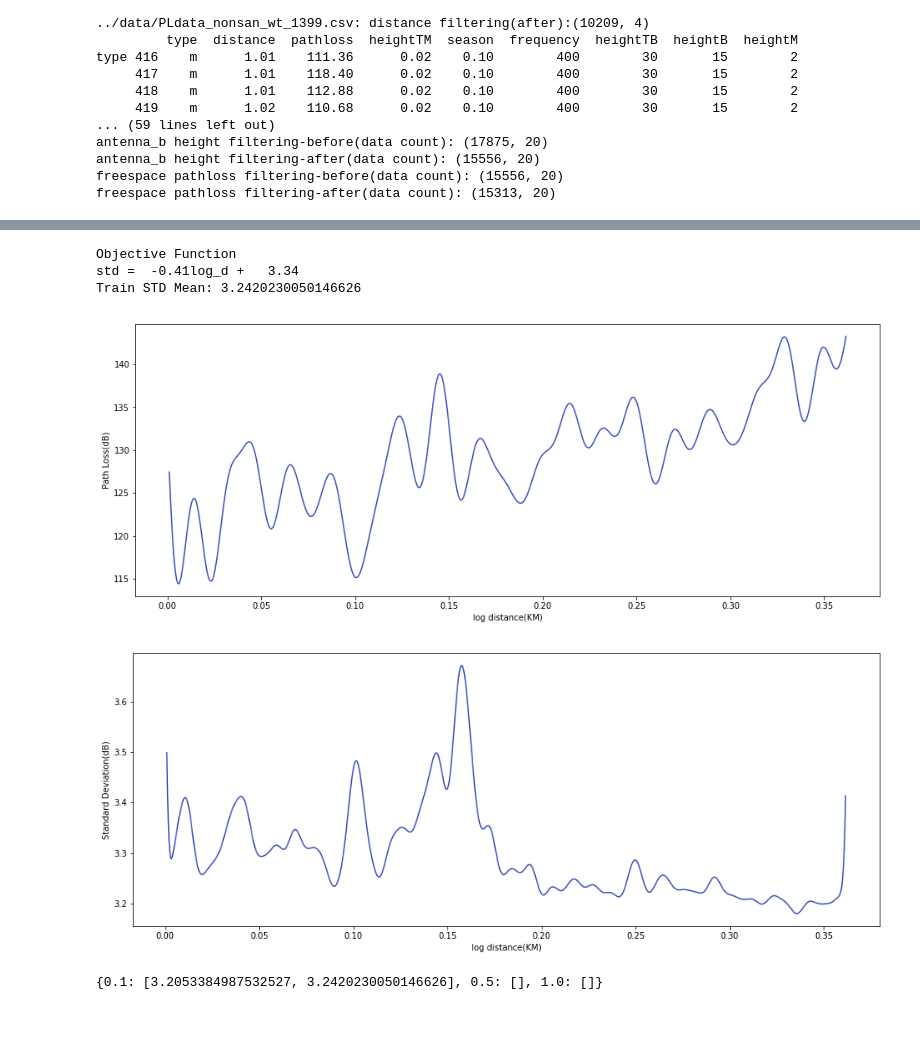
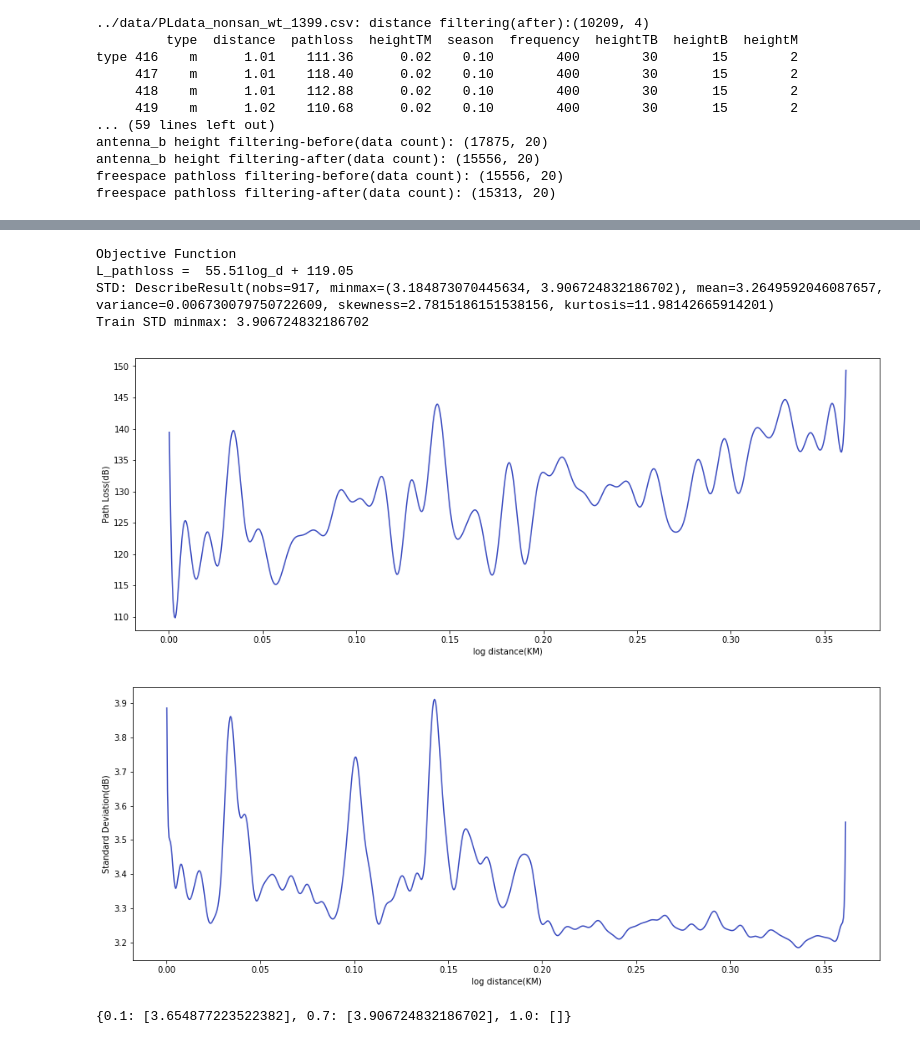
Before and after one commit to chanship72/pathloss, a Jupyter notebook: EquationModeling/EM_shadowing_nonsan.ipynb, the cells around one changed output, grey strips where cells are left out. Saved outputs shown, nothing was run; the diff lists cells and outputs as text; code cells hidden in the pictures.

Commit message:
update results

```diff
--- a/EquationModeling/EM_shadowing_nonsan.ipynb
+++ b/EquationModeling/EM_shadowing_nonsan.ipynb
@@ -113,7 +113,7 @@ addWtSampled = samplingData(addWt[targetCols], samplingRatio, None)
 addSpSampled = samplingData(addSp[targetCols], samplingRatio, None)
 addSmSampled = samplingData(addSm[targetCols], samplingRatio, None)
 
-stdDist = {0.1:list(), 0.5:list(), 1.0:list()}
+stdDist = {0.1:list(), 0.7:list(), 1.0:list()}
 # %% [output]
 data distribution(before)
        logDistance  pathloss
@@ -150,13 +150,14 @@ model.fit(X, Y)
 pred, std = model.predict(X, return_std=True)
 
 linearModel = Ridge(alpha=0.0001)
-linearModel.fit(X, std)
+linearModel.fit(X, pred)
 print("\nObjective Function")
-print("std = {:6.2f}log_d + {:6.2f}".format(linearModel.coef_[0],linearModel.intercept_))
+print("L_pathloss = {:6.2f}log_d + {:6.2f}".format(linearModel.coef_[0],linearModel.intercept_))
 
-meanSTD = stats.describe(std).mean
-print("Train STD Mean: {}".format(meanSTD))
-stdDist[0.1].append(meanSTD)
+minmaxSTD = stats.describe(std).minmax
+print("STD:",stats.describe(std))
+print("Train STD minmax: {}".format(minmaxSTD[1]))
+stdDist[0.1].append(minmaxSTD[1])
 
 train_2d_sigma_graph_s(model, X, Y, targetCol = 'logDistance', sigmaFlag = False)
 train_2d_sigma_graph_s(model, X, Y)
@@ -172,40 +174,42 @@ Train STD Mean: 3.2053384987532527
 # %%
 #### %autoreload
 
 X = np.array(addSpSampled[xCols])
 Y = np.array(addSpSampled[yCols])
 
 modelList = []
 dataSet = []
 i = 1
 
 stdTrainSum, stdTestSum = 0, 0
 kernel = 'RBF'
 
 model = gp_regression(kernel)
 model.fit(X, Y)
 
 pred, std = model.predict(X, return_std=True)
 linearModel = Ridge(alpha=0.0001)
-linearModel.fit(X, std)
+linearModel.fit(X, pred)
 print("\nObjective Function")
-print("std = {:6.2f}log_d + {:6.2f}".format(linearModel.coef_[0],linearModel.intercept_))
+print("L_pathloss = {:6.2f}log_d + {:6.2f}".format(linearModel.coef_[0],linearModel.intercept_))
 
-meanSTD = stats.describe(std).mean
-print("Train STD Mean: {}".format(meanSTD))
-stdDist[0.1].append(meanSTD)
+minmaxSTD = stats.describe(std).minmax
+print("STD:",stats.describe(std))
+print("Train STD minmax: {}".format(minmaxSTD[1]))
+stdDist[0.7].append(minmaxSTD[1])
 
 train_2d_sigma_graph_s(model, X, Y, targetCol = 'logDistance', sigmaFlag = False)
 train_2d_sigma_graph_s(model, X, Y)
 
 print(stdDist)
 # %% [output]
 Objective Function
-std =  -0.41log_d +   3.34
-Train STD Mean: 3.2420230050146626
+L_pathloss =  55.51log_d + 119.05
+STD: DescribeResult(nobs=917, minmax=(3.184873070445634, 3.906724832186702), mean=3.2649592046087657, variance=0.006730079750722609, skewness=2.7815186151538156, kurtosis=11.98142665914201)
+Train STD minmax: 3.906724832186702
-[figure, old version]
+[figure, new version]
-[figure, old version]
+[figure, new version]
-{0.1: [3.2053384987532527, 3.2420230050146626], 0.5: [], 1.0: []}
+{0.1: [3.654877223522382], 0.7: [3.906724832186702], 1.0: []}
 # %%
 #### %autoreload
 
```
Also changed, not shown: parts of 10 cells of this notebook, 2 other files.
